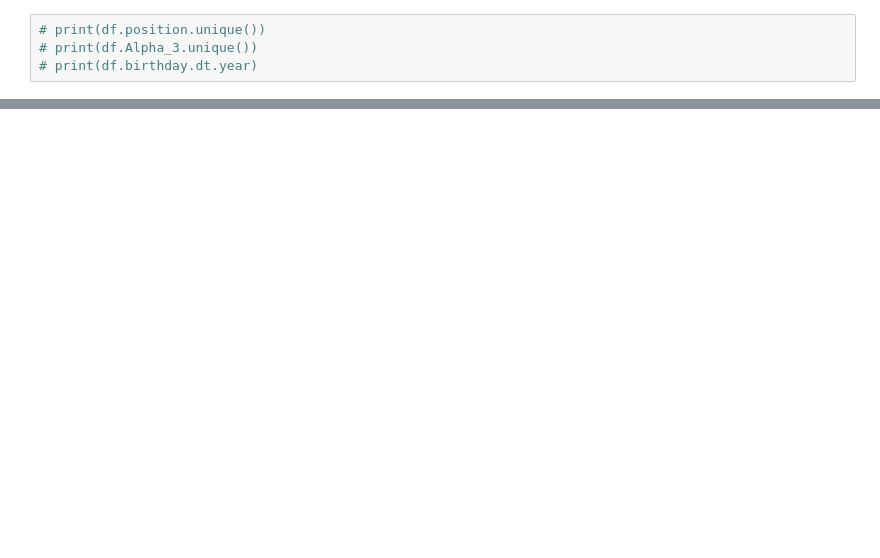
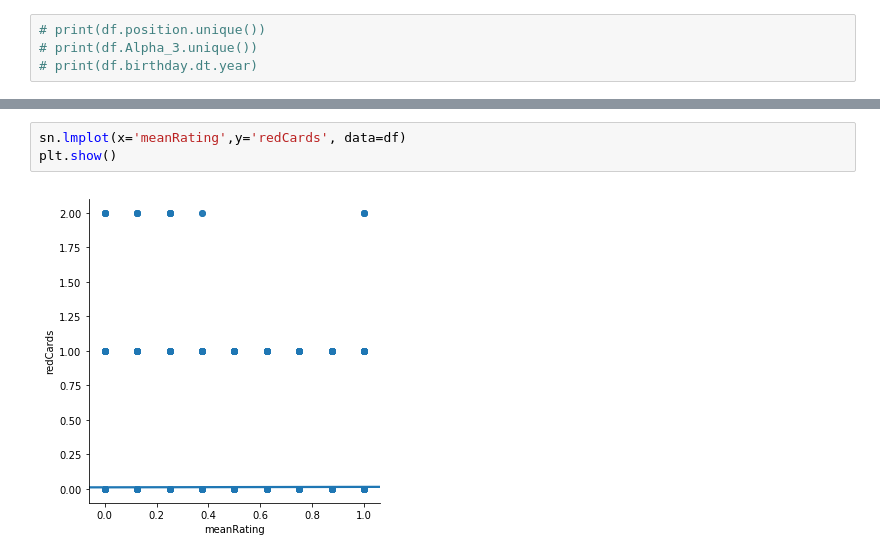
Before and after one commit to kotoroshinoto/InsightDataChallenges, a Jupyter notebook: challenge4/SportsRacialProfiling.ipynb, the cells around one changed output, grey strips where cells are left out. Cells and saved outputs as stored; diff of their text form; blank space fills up the shorter version.

```diff
--- a/challenge4/SportsRacialProfiling.ipynb
+++ b/challenge4/SportsRacialProfiling.ipynb
@@ -66,0 +109,5 @@ df.sort_values(by=['games'])
+# %%
+sn.lmplot(x='meanRating',y='redCards', data=df)
+plt.show()
+# %% [output]
+[figure, added]
```
Also changed, not shown: parts of 19 cells of this notebook, 3 other files.
